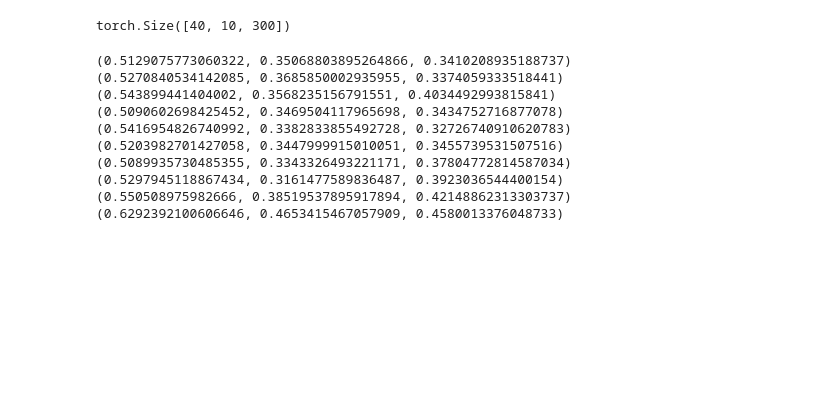
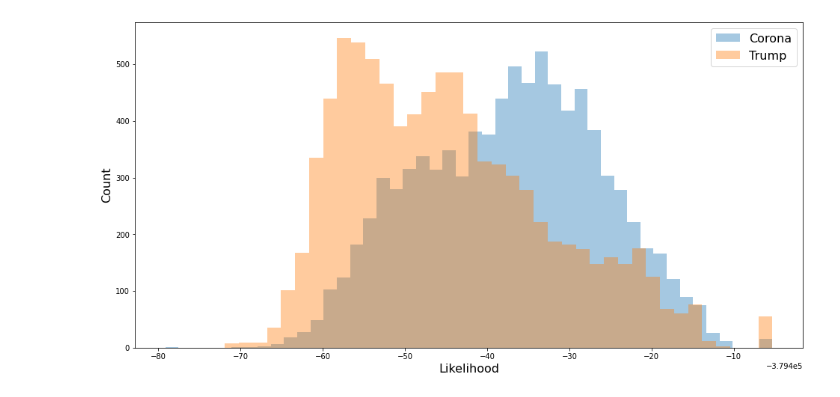
Before and after one commit to MikkelGroenning/deep_learning_project_with_corti, a Jupyter notebook: notebooks/Toke.ipynb, the cells around one changed output. Drawn from its saved outputs; the diff is of its cells as text; code cells hidden in the pictures; blank space fills up the shorter version.

```diff
--- a/notebooks/Toke.ipynb
+++ b/notebooks/Toke.ipynb
@@ -47,2 +47,0 @@ from gensim.models import LdaModel
-# %%
-lda = LdaModel(X[:2000].todense(), num_topics=10)
@@ -51,57 +48,19 @@ import pickle
-# %%
-with open("../data/processed/embedding.pickle", "rb") as f:
-    embedding = pickle.load(f)
-# %%
-from torch.nn.utils.rnn import pad_packed_sequence
-from src.models.rvae import RecurrentVariationalAutoencoder
-from src.models.rae import RecurrentAutoencoder
-from src.models.rvae_words import RVAEWords
-from src.models.common import *
-from src.data.words import *
-from src.data.characters import *
-
-import torch
-
-rvae_w, rvae_w_tinfo = get_trained_model(RVAEWords, training_info=True)
-
-data = torch.load("../data/processed/200316_embedding.pkl")
-
-num_samples = 10
-
-ds = TwitterDataWords(data[-10:])
-loader = get_loader(ds, batch_size=num_samples)
-
-x = next(iter(loader))
-
-output = rvae_w(x)
-
-# Sample from observation model and pack, then pad
-sample_packed = PackedSequence(output['px'].sample(), x.batch_sizes)
-sample_padded, _ = pad_packed_sequence(sample_packed)
-
-target_padded, _ = pad_packed_sequence(x)
-
-# word x batch x embedding_dim
-print(sample_padded.shape)
-
-for i in range(num_samples):
-
-    decoded_tweet = sample_padded[:, i, :]
-# %% [output]
-torch.Size([40, 10, 300])
-# %%
-cse = []
-
-for i in range(num_samples):
-    print(actual_decode_similarity(sample_padded[:, i, :], target_padded[:, i, :], embedding))
-# %% [output]
-(0.5129075773060322, 0.35068803895264866, 0.3410208935188737)
-(0.5270840534142085, 0.3685850002935955, 0.3374059333518441)
-(0.543899441404002, 0.3568235156791551, 0.4034492993815841)
-(0.5090602698425452, 0.3469504117965698, 0.3434752716877078)
-(0.5416954826740992, 0.3382833855492728, 0.32726740910620783)
-(0.5203982701427058, 0.3447999915010051, 0.3455739531507516)
-(0.5089935730485355, 0.3343326493221171, 0.37804772814587034)
-(0.5297945118867434, 0.3161477589836487, 0.3923036544400154)
-(0.550508975982666, 0.38519537895917894, 0.42148862313303737)
-(0.6292392100606646, 0.4653415467057909, 0.4580013376048733)
+# %%
+Corona_likelihoods = []
+for tweet in tqdm(Corona_test_tfidf, total = len(Corona_test)):
+    Corona_likelihoods.append(lda.score(tweet))
+# %%
+Trump_likelihoods = []
+for tweet in tqdm(Trump_tfidf, total = no_Trump):
+    Trump_likelihoods.append(lda.score(tweet))
+# %%
+fig, ax = plt.subplots(figsize = (16,8))
+for likelihood, label in zip([Corona_likelihoods, Trump_likelihoods], [f'Corona', 'Trump']):
+    sns.distplot(likelihood,  ax=ax, kde=False, label = label + f': {len(likelihood)} tweets' )
+
+plt.legend(fontsize = 14)
+plt.xlabel('Likelihood', fontsize = 14)
+plt.ylabel('Count', fontsize = 14)
+plt.show()
+# %% [output]
+[figure, added]
```
Also changed, not shown: parts of 17 cells of this notebook, 1 other file.
